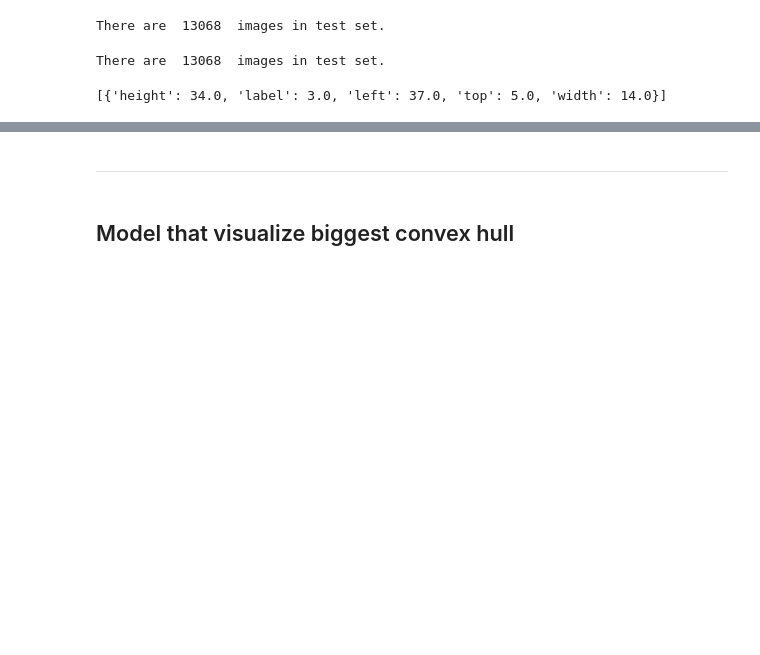
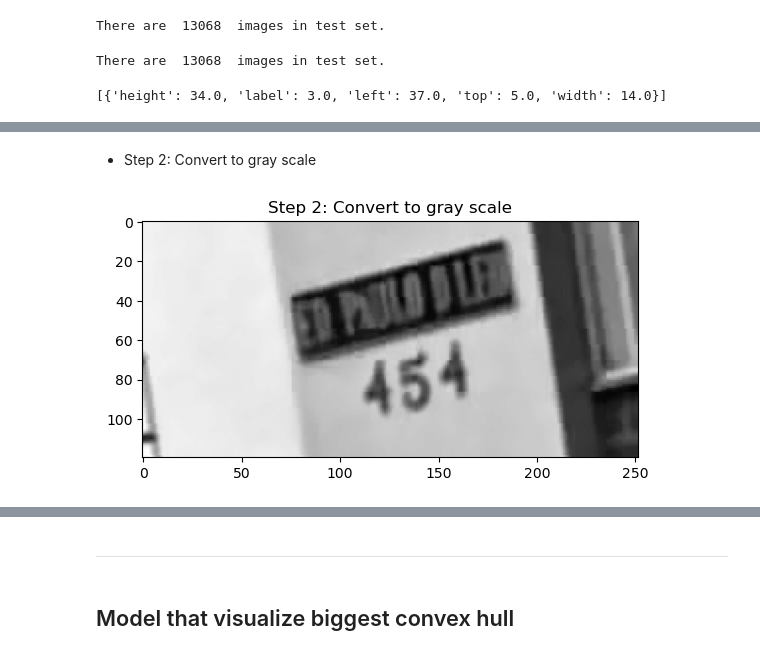
Before and after one commit to youssefg7/CSE483-Major-Task, a Jupyter notebook: trial-youssef format1only.ipynb, the cells around one changed output, grey strips where cells are left out. Drawn from its saved outputs; the diff is of its cells as text; code cells hidden in the pictures; blank space fills up the shorter version.

```diff
--- a/trial-youssef format1only.ipynb
+++ b/trial-youssef format1only.ipynb
@@ -69,0 +241,9 @@ TypeError: list indices must be integers or slices, not tuple
+# %% [markdown]
+- Step 2: Convert to gray scale
+# %%
+image = cv2.cvtColor(image.copy(),cv2.COLOR_BGR2GRAY)
+plt.imshow(image, cmap='gray')
+plt.title("Step 2: Convert to gray scale")
+plt.show()
+# %% [output]
+[figure, added]
```
Also changed, not shown: parts of 26 cells of this notebook.
